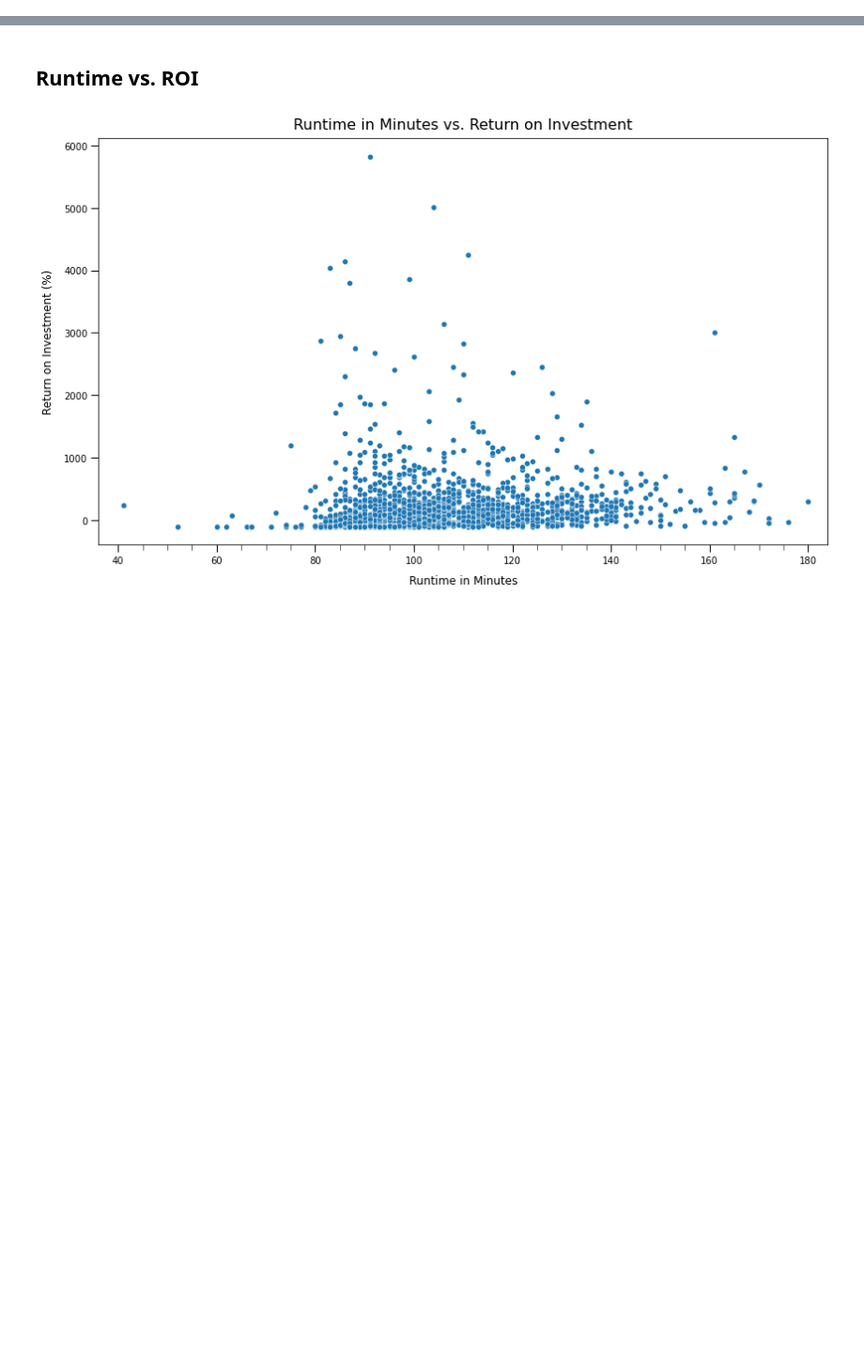
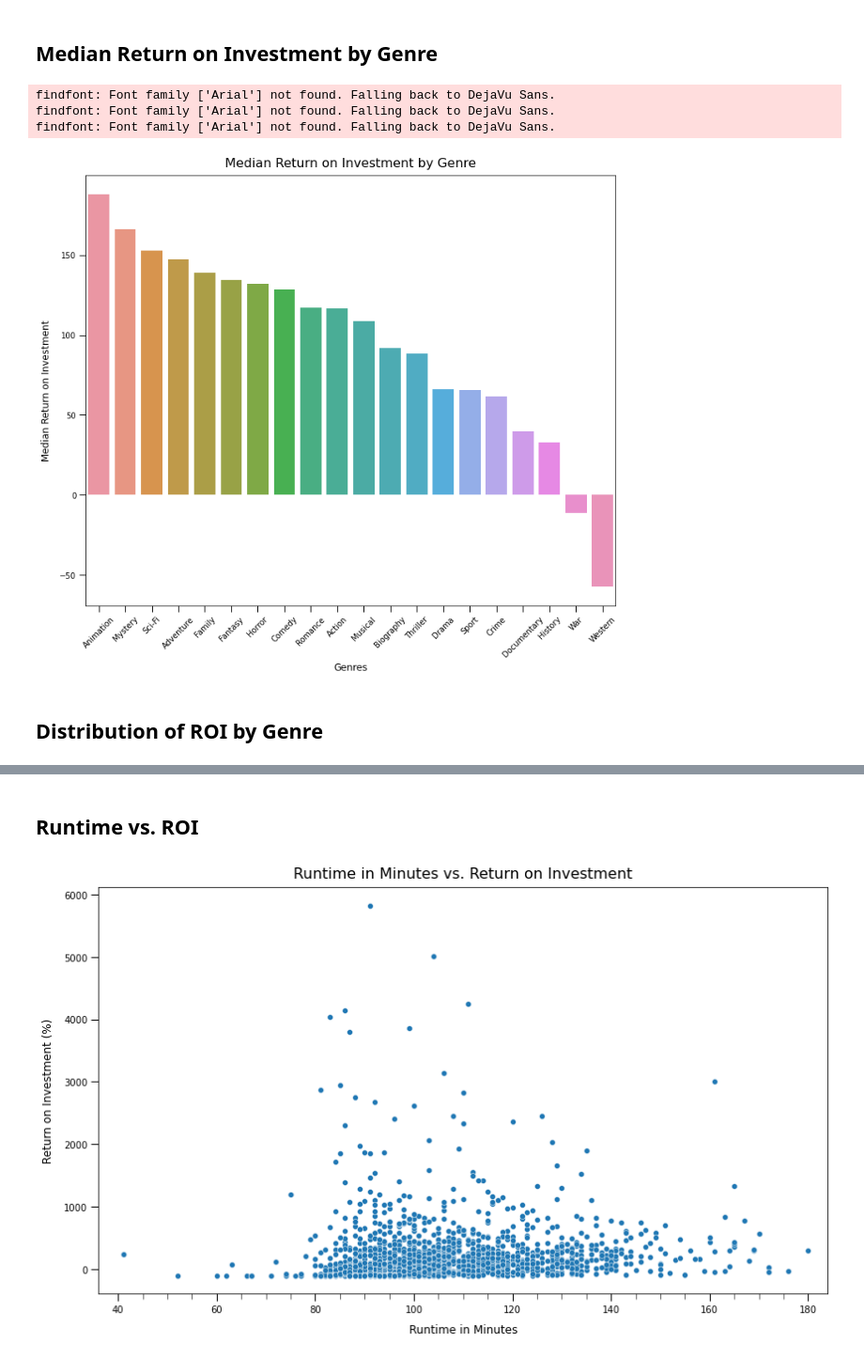
Before and after one commit to JoshuaGottlieb/Microsoft-Movie-Recommendation, a Jupyter notebook: Visualization.ipynb, the cells around one changed output, grey strips where cells are left out. Shown at 94% size. Saved outputs shown, nothing was run; the diff lists cells and outputs as text; code cells hidden in the pictures; blank space fills up the shorter version.

Commit message:
Cleaned up Visualization notebook, improved visualizations, updated png files.

```diff
--- a/Visualization.ipynb
+++ b/Visualization.ipynb
@@ -517,0 +13,69 @@ See the caveats in the documentation: https://pandas.pydata.org/pandas-docs/stab
+# %%
+# Create dataframe with only values from 2010 to present
+recent = df.loc[df.release_date.dt.year >= 2010]
+
+# Create dataframe expanded along genres using pd.explode
+expanded_genres = recent.copy().explode('genres')
+# %% [markdown]
+## Median Return on Investment by Genre
+# %%
+# Create dataframe grouped by genre aggregated by median value
+# Sort values by median ROI, then reset index to bring genres back to column
+median_ROI_by_genre = expanded_genres.groupby(["genres"]).median().sort_values("ROI", ascending = False).reset_index()
+# %%
+# Create a bar plot of median ROI by genre
+# Declare fig, ax objects
+fig, ax = plt.subplots(figsize = (12, 10))
+
+# Set color palette
+# sns.set_palette('husl')
+
+# Create seaborn barplot where genre not equal to 'None'
+sns.barplot(data = median_ROI_by_genre.loc[median_ROI_by_genre.genres != 'None'],
+            x = "genres",
+            y = "ROI",
+            ax = ax)
+
+# Set axis labels and title
+ax.set_xlabel('Genres',
+              fontfamily = 'Arial',
+              fontsize = 12,
+              labelpad = 5)
+
+ax.set_ylabel('Median Return on Investment',
+             fontfamily = 'Arial',
+              fontsize = 12,
+              labelpad = 10)
+
+ax.set_title('Median Return on Investment by Genre',
+            fontfamily = 'Arial',
+             fontsize = 16,
+             pad = 10)
+
+
+
+# Configure tick labels and ticks
+plt.xticks(rotation = 45)
+
+ax.tick_params(axis = 'both',
+               which = 'major',
+               labelsize = 10,
+               length = 8,
+               width = 1)
+
+# Set font for tick labels on both axes
+for tick in ax.get_xticklabels():
+    tick.set_fontname("Arial")
+
+for tick in ax.get_yticklabels():
+    tick.set_fontname("Arial")
+
+# Save figure to png
+plt.savefig('./images/median_roi_by_genre.png')
+# %% [output]
+findfont: Font family ['Arial'] not found. Falling back to DejaVu Sans.
+findfont: Font family ['Arial'] not found. Falling back to DejaVu Sans.
+findfont: Font family ['Arial'] not found. Falling back to DejaVu Sans.
+[figure, added]
+# %% [markdown]
+## Distribution of ROI by Genre
```
Also changed, not shown: parts of 51 cells of this notebook, 4 other files.
